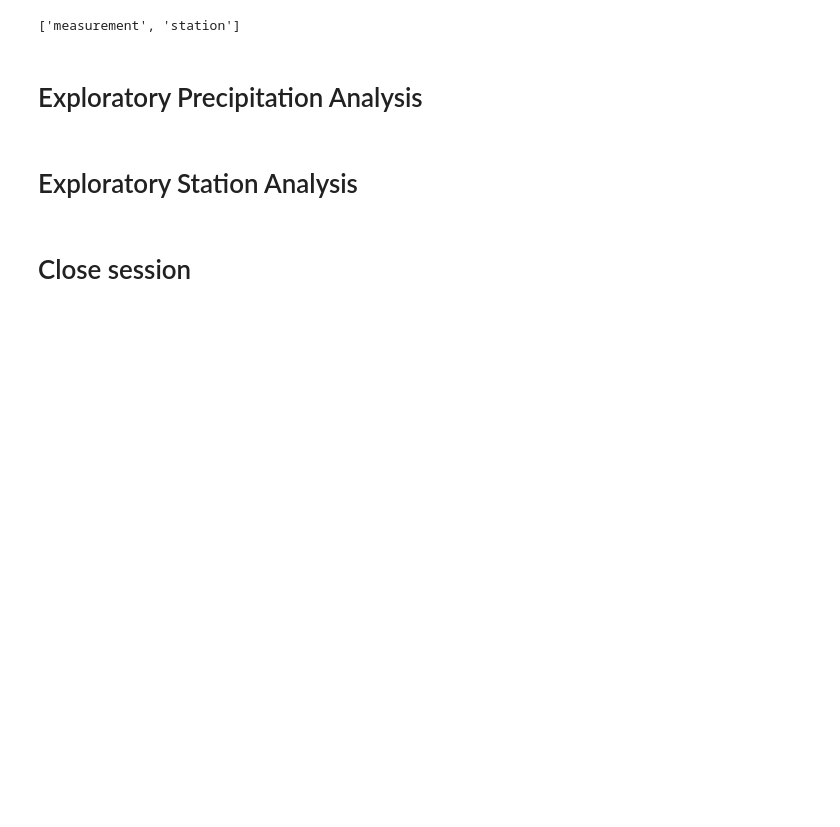
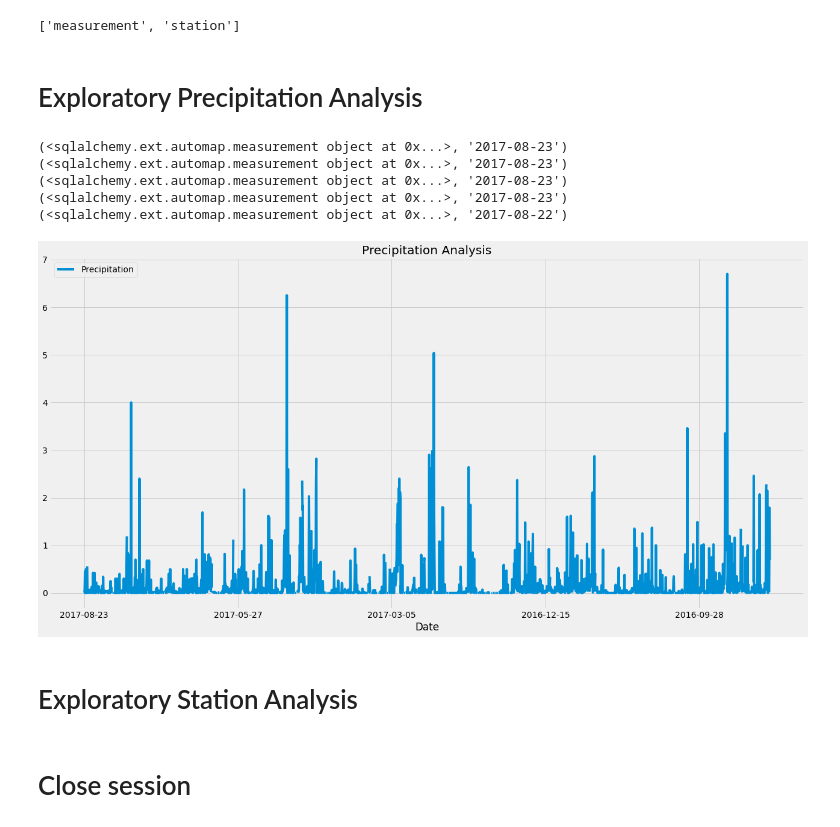
Before and after one commit to gnzamudio/sqlalchemy-challenge, a Jupyter notebook: climate_starter.ipynb, the cells around one changed output. Cells and saved outputs as stored; diff of their text form; code cells hidden in the pictures; blank space fills up the shorter version.

Commit message:
precipitation analysis

```diff
--- a/climate_starter.ipynb
+++ b/climate_starter.ipynb
@@ -39,23 +39,43 @@ session = Session(engine)
 # Exploratory Precipitation Analysis
 # %%
 # Find the most recent date in the data set.
+for row in session.query(Measurement, Measurement.date).order_by(Measurement.date.desc()).limit(5).all():
+    print(row)
+# %% [output]
+(<sqlalchemy.ext.automap.measurement object at 0x...>, '2017-08-23')
+(<sqlalchemy.ext.automap.measurement object at 0x...>, '2017-08-23')
+(<sqlalchemy.ext.automap.measurement object at 0x...>, '2017-08-23')
+(<sqlalchemy.ext.automap.measurement object at 0x...>, '2017-08-23')
+(<sqlalchemy.ext.automap.measurement object at 0x...>, '2017-08-22')
 # %%
 # Design a query to retrieve the last 12 months of precipitation data and plot the results.
 # Starting from the most recent data point in the database.
-
 # Calculate the date one year from the last date in data set.
 
+prior_year = dt.date(2017,8,23) - dt.timedelta(days=365)
 
 # Perform a query to retrieve the data and precipitation scores
 
+results= session.query(Measurement.date, Measurement.prcp).\
+    filter(Measurement.date >= prior_year).\
+    order_by(Measurement.date.desc()).all()
 
 # Save the query results as a Pandas DataFrame and set the index to the date column
+# Sort the dataframe by date
+prcp_df=pd.DataFrame(results, columns=['Date','Precipitation'])
+prcp_df.set_index('Date', inplace= True)
+prcp_df.head()
 
 
-# Sort the dataframe by date
 
 
 # Use Pandas Plotting with Matplotlib to plot the data
+
+prcp_df.plot(figsize=(20, 10), title="Precipitation Analysis")
+plt.savefig("Images/precipitation_analysis.png")
+plt.show()
+# %% [output]
+[figure, added]
 # %%
 # Use Pandas to calcualte the summary statistics for the precipitation data
 # %% [markdown]
```
Also changed, not shown: 1 other file.
